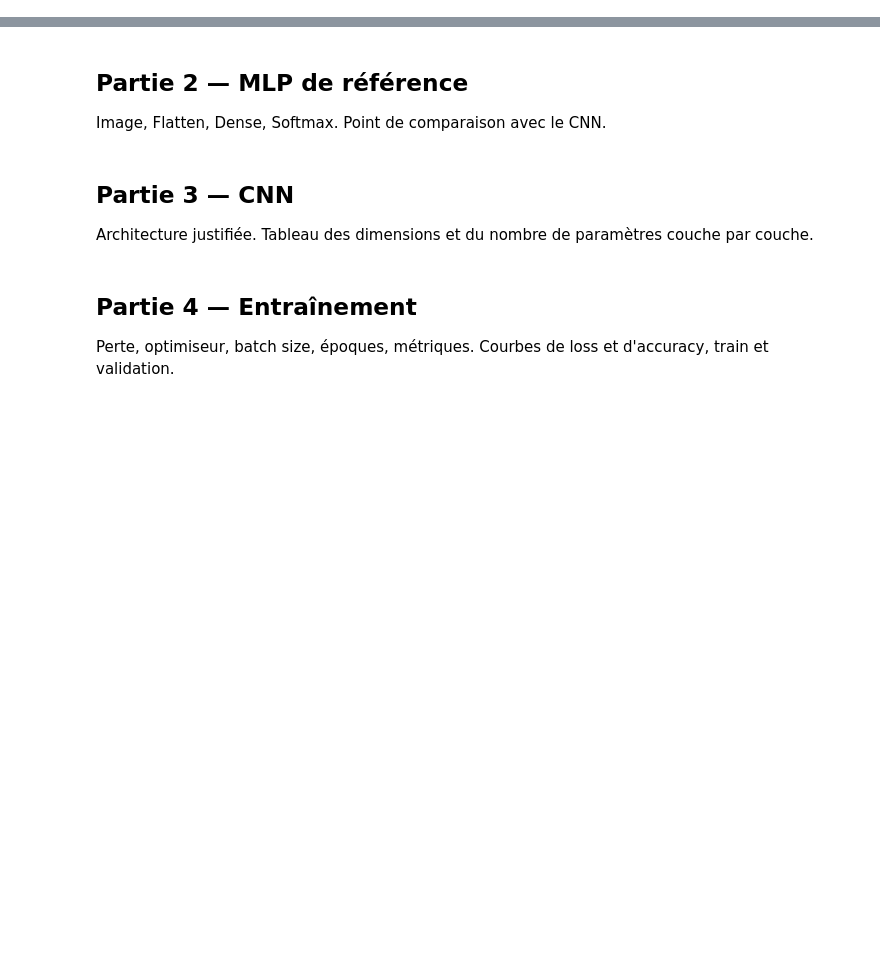
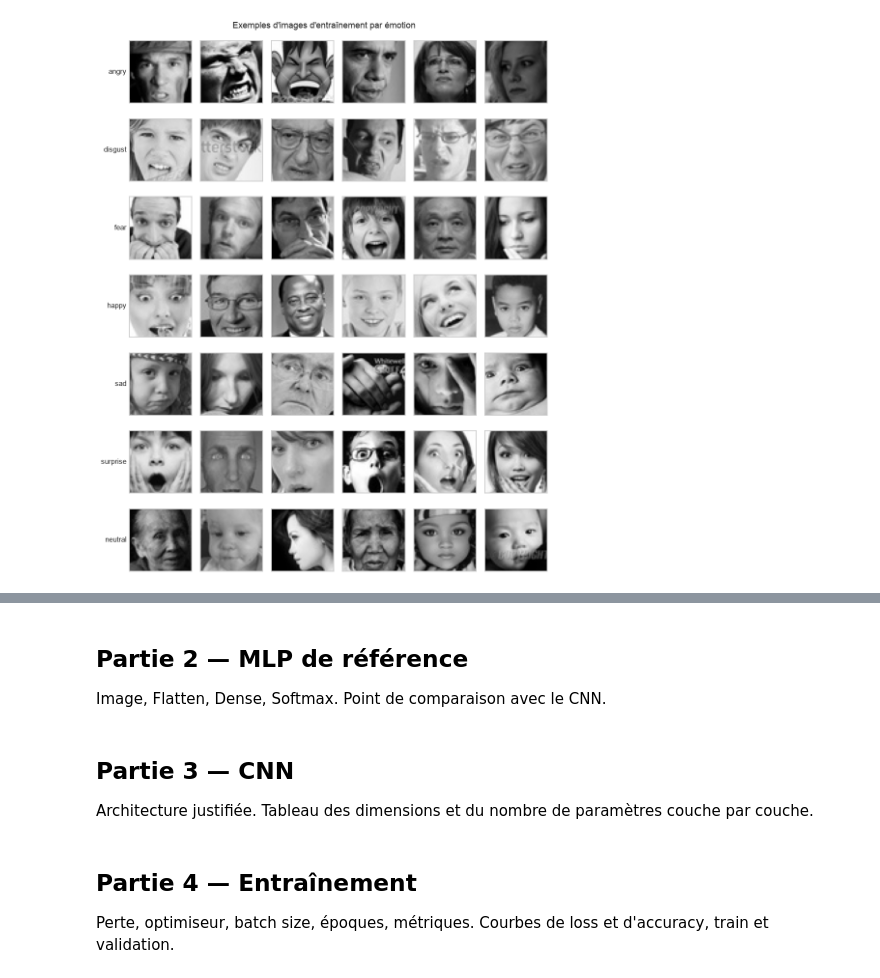
Before and after one commit to Faatima24/projet-dl, a Jupyter notebook: notebooks/expressions_faciales.ipynb, the cells around one changed output, grey strips where cells are left out. Saved outputs shown, nothing was run; the diff lists cells and outputs as text; code cells hidden in the pictures; blank space fills up the shorter version.

```diff
--- a/notebooks/expressions_faciales.ipynb
+++ b/notebooks/expressions_faciales.ipynb
@@ -4,0 +260,15 @@ Source, licence, effectifs par classe, dimensions, format, déséquilibre, exemp
+# %%
+all_paths = [path for split in SPLITS for paths in image_paths[split].values() for path in paths]
+
+formats = Counter()
+for path in all_paths:
+    image = cv2.imread(str(path), cv2.IMREAD_UNCHANGED)
+    if image is None:
+        formats[(path.suffix.lower(), "illisible", "")] += 1
+    else:
+        formats[(path.suffix.lower(), image.shape, str(image.dtype))] += 1
+
+pd.DataFrame(
+    [(ext, str(shape), dtype, n) for (ext, shape, dtype), n in formats.items()],
+    columns=["extension", "shape", "dtype", "images"],
+)
@@ -4,0 +284,21 @@ Source, licence, effectifs par classe, dimensions, format, déséquilibre, exemp
+# %%
+rng = np.random.default_rng(SEED)
+n_examples = 6
+
+fig, axes = plt.subplots(NUM_CLASSES, n_examples, figsize=(n_examples * 1.6, NUM_CLASSES * 1.7))
+for row, name in enumerate(CLASS_NAMES):
+    picks = rng.choice(len(image_paths["train"][name]), size=n_examples, replace=False)
+    for col, index in enumerate(picks):
+        ax = axes[row, col]
+        image = cv2.imread(str(image_paths["train"][name][index]), cv2.IMREAD_GRAYSCALE)
+        ax.imshow(image, cmap="gray", vmin=0, vmax=255)
+        ax.set_xticks([])
+        ax.set_yticks([])
+        if col == 0:
+            ax.set_ylabel(name, rotation=0, ha="right", va="center", fontsize=11)
+
+plt.suptitle("Exemples d'images d'entraînement par émotion", fontsize=13)
+plt.tight_layout()
+plt.show()
+# %% [output]
+[figure, added]
```
Also changed, not shown: parts of 49 cells of this notebook, 4 other files.
